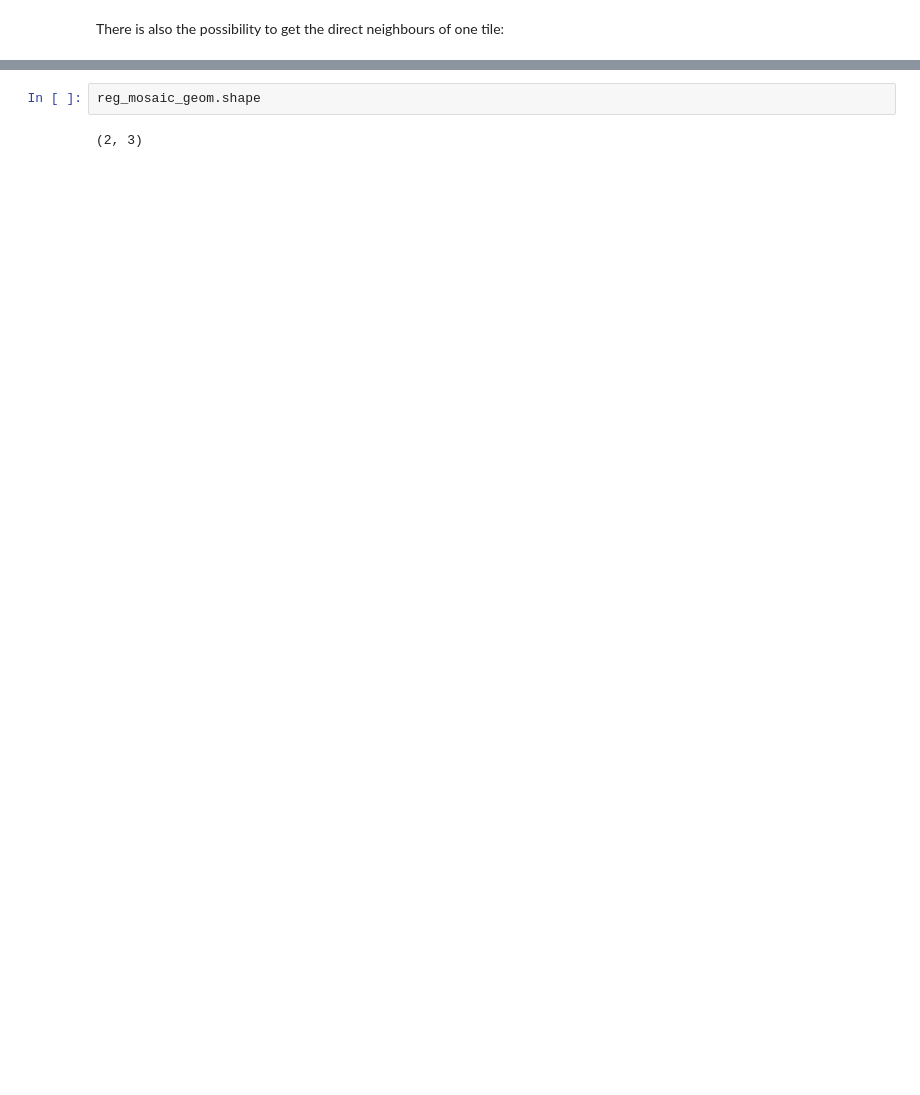
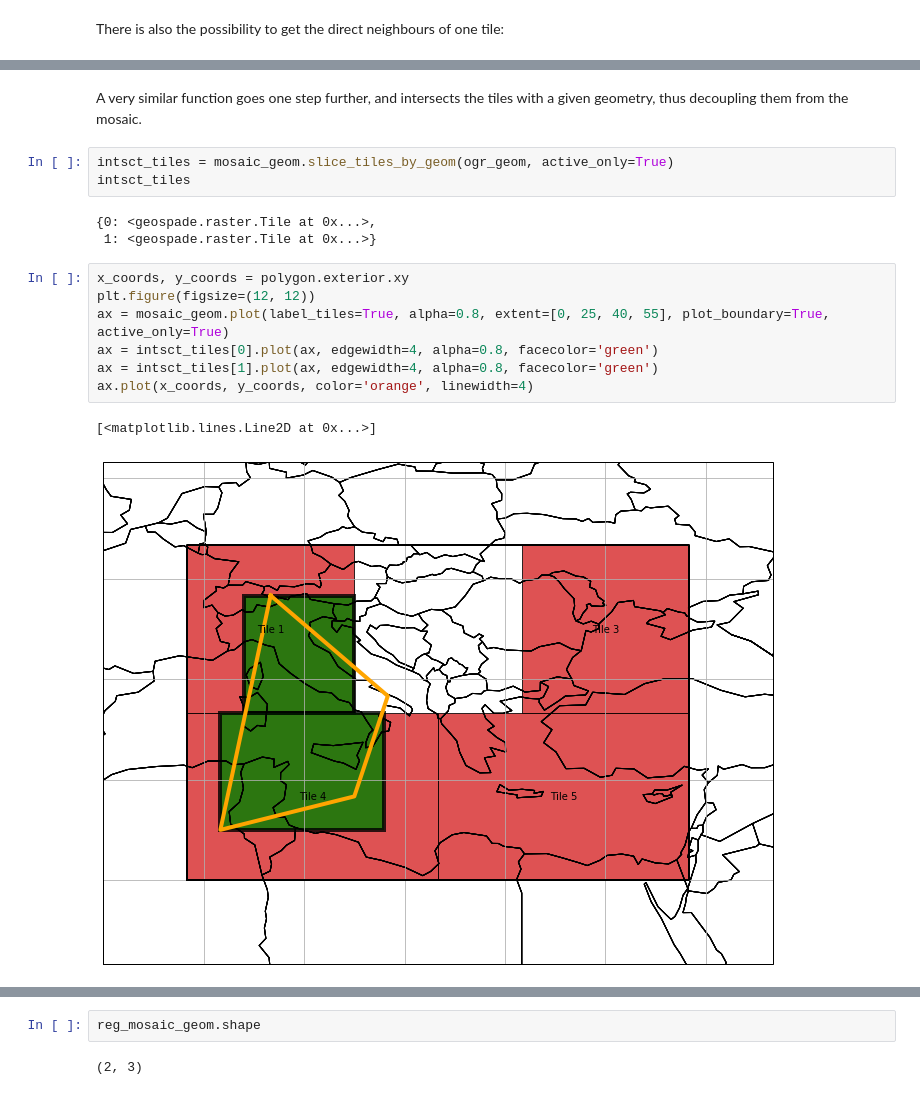
Before and after one commit to TUW-GEO/geospade, a Jupyter notebook: docs/notebooks/mosaic_geometry.ipynb, the cells around one changed output, grey strips where cells are left out. Drawn from its saved outputs; the diff is of its cells as text; blank space fills up the shorter version.

```diff
--- a/docs/notebooks/mosaic_geometry.ipynb
+++ b/docs/notebooks/mosaic_geometry.ipynb
@@ -274,3 +341,21 @@ mosaic_geom.get_neighbouring_tiles('Tile 1')
+# %% [markdown]
+A very similar function goes one step further, and intersects the tiles with a given geometry, thus decoupling them from the mosaic.
+# %%
+intsct_tiles = mosaic_geom.slice_tiles_by_geom(ogr_geom, active_only=True)
+intsct_tiles
+# %% [output]
+{0: <geospade.raster.Tile at 0x...>,
+ 1: <geospade.raster.Tile at 0x...>}
+# %%
+x_coords, y_coords = polygon.exterior.xy
+plt.figure(figsize=(12, 12))
+ax = mosaic_geom.plot(label_tiles=True, alpha=0.8, extent=[0, 25, 40, 55], plot_boundary=True, active_only=True)
+ax = intsct_tiles[0].plot(ax, edgewidth=4, alpha=0.8, facecolor='green')
+ax = intsct_tiles[1].plot(ax, edgewidth=4, alpha=0.8, facecolor='green')
+ax.plot(x_coords, y_coords, color='orange', linewidth=4)
+# %% [output]
+[<matplotlib.lines.Line2D at 0x...>]
+[figure, added]
 # %% [markdown]
 ### Subsetting
 
```
Also changed, not shown: parts of 42 cells of this notebook, 4 other files.
